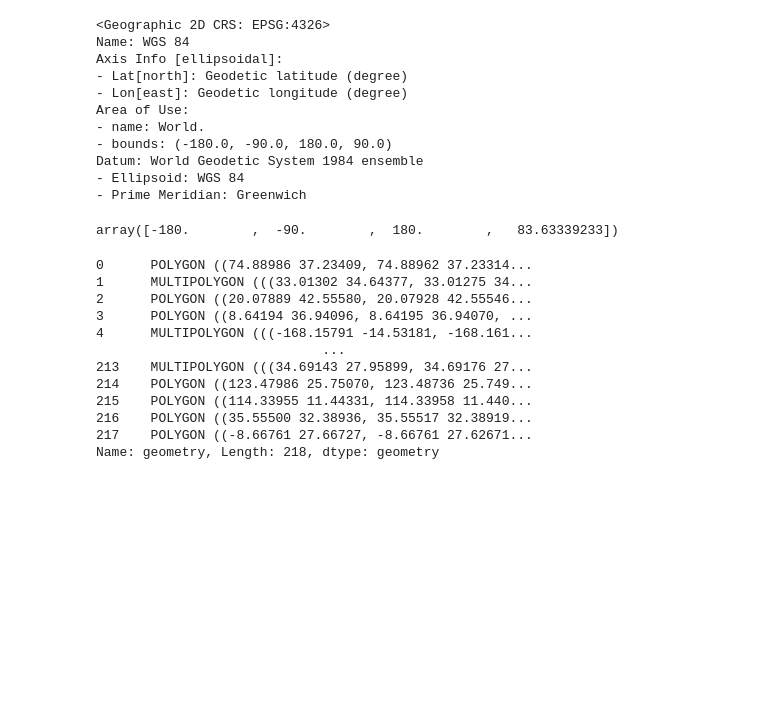
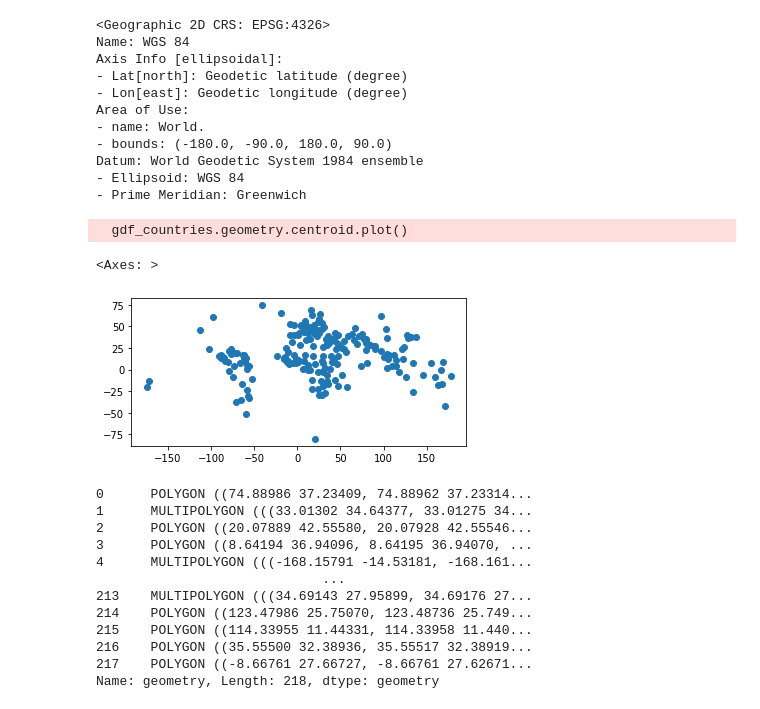
Before and after one commit to marcinszwagrzyk/Geo_Python_Ukraine_2024, a Jupyter notebook: 1_CRS_fs.ipynb, the cells around one changed output. Drawn from its saved outputs; the diff is of its cells as text; code cells hidden in the pictures; blank space fills up the shorter version.

```diff
--- a/1_CRS_fs.ipynb
+++ b/1_CRS_fs.ipynb
@@ -68,8 +68,11 @@ Datum: World Geodetic System 1984 ensemble
 - Prime Meridian: Greenwich
 # %%
 gdf_countries.total_bounds
+gdf_countries.geometry.centroid.plot()
 # %% [output]
-array([-180.        ,  -90.        ,  180.        ,   83.63339233])
+  gdf_countries.geometry.centroid.plot()
+<Axes: >
+[figure, added]
 # %%
 # geometry access
 gdf_countries.geometry
```
